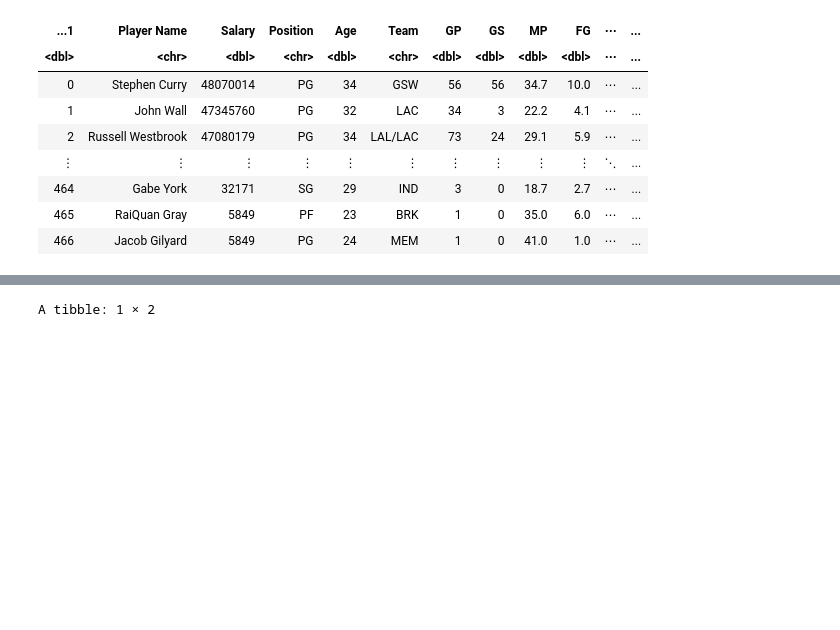
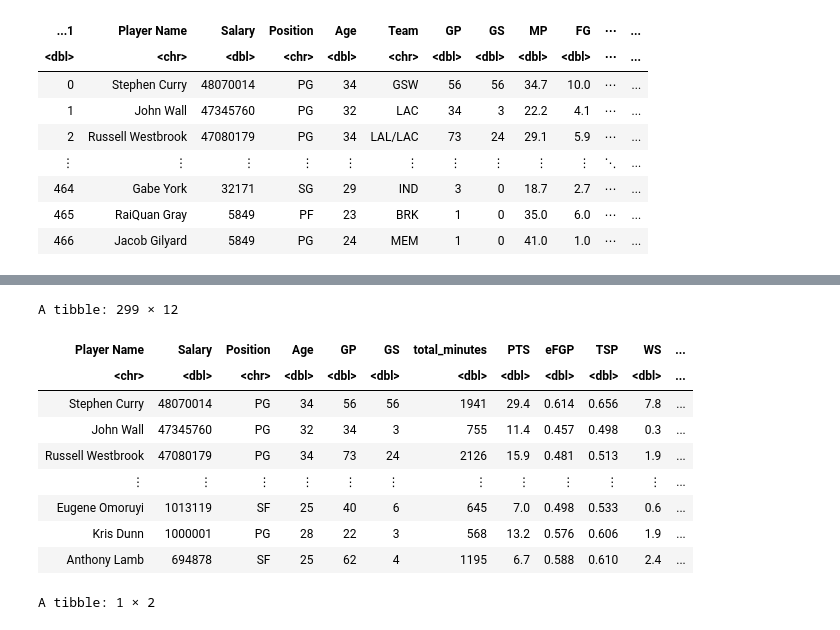
Before and after one commit to Kotaro16/DSCI_100_Group_Project, a Jupyter notebook: nba_22_23_proposal.ipynb, the cells around one changed output, grey strips where cells are left out. Drawn from its saved outputs; the diff is of its cells as text; code cells hidden in the pictures; blank space fills up the shorter version.

```diff
--- a/nba_22_23_proposal.ipynb
+++ b/nba_22_23_proposal.ipynb
@@ -76,12 +77,20 @@ A tibble: 467 × 12
 # %%
-nba_filtered <- filter(nba_selected, GP>20,Age>20,Mins>500)
-#Filtered out players with less than 20 games as we believe it will be biased to include players who played
-#less than 1/4 of the season. Less GP might be lack of talent or injury. Similarly, we filtered out players
-#with less than 500 mins of playing time due to similar reasoning.
-#(82 games in a season * 1/4 * 48mins a game * 1/2)
-#We wanted to elminate the possibility of injured players affecting our result.
-
-#Eliminate Age under 20 since we believe younger players get payed little whether if they are good
+nba_filtered <- nba_selected |>
+filter(GP > 20,
+       Age > 20,
+       total_minutes > 500) # 82 games in a season * 1/4 * 48 mins a game * 1/2 = 492
+nba_filtered
+# %% [output]
+A tibble: 299 × 12
+| Player Name | Salary | Position | Age | GP | GS | total_minutes | PTS | eFGP | TSP | WS | ... |
+| <chr> | <dbl> | <chr> | <dbl> | <dbl> | <dbl> | <dbl> | <dbl> | <dbl> | <dbl> | <dbl> | ... |
+| Stephen Curry | 48070014 | PG | 34 | 56 | 56 | 1941 | 29.4 | 0.614 | 0.656 | 7.8 | ... |
+| John Wall | 47345760 | PG | 32 | 34 | 3 | 755 | 11.4 | 0.457 | 0.498 | 0.3 | ... |
+| Russell Westbrook | 47080179 | PG | 34 | 73 | 24 | 2126 | 15.9 | 0.481 | 0.513 | 1.9 | ... |
+| ⋮ | ⋮ | ⋮ | ⋮ | ⋮ | ⋮ | ⋮ | ⋮ | ⋮ | ⋮ | ⋮ | ... |
+| Eugene Omoruyi | 1013119 | SF | 25 | 40 | 6 | 645 | 7.0 | 0.498 | 0.533 | 0.6 | ... |
+| Kris Dunn | 1000001 | PG | 28 | 22 | 3 | 568 | 13.2 | 0.576 | 0.606 | 1.9 | ... |
+| Anthony Lamb | 694878 | SF | 25 | 62 | 4 | 1195 | 6.7 | 0.588 | 0.610 | 2.4 | ... |
 # %%
 summarize(nba_filtered,
           "Number of observations" = nrow(nba_filtered),
```
Also changed, not shown: parts of 6 cells of this notebook.
